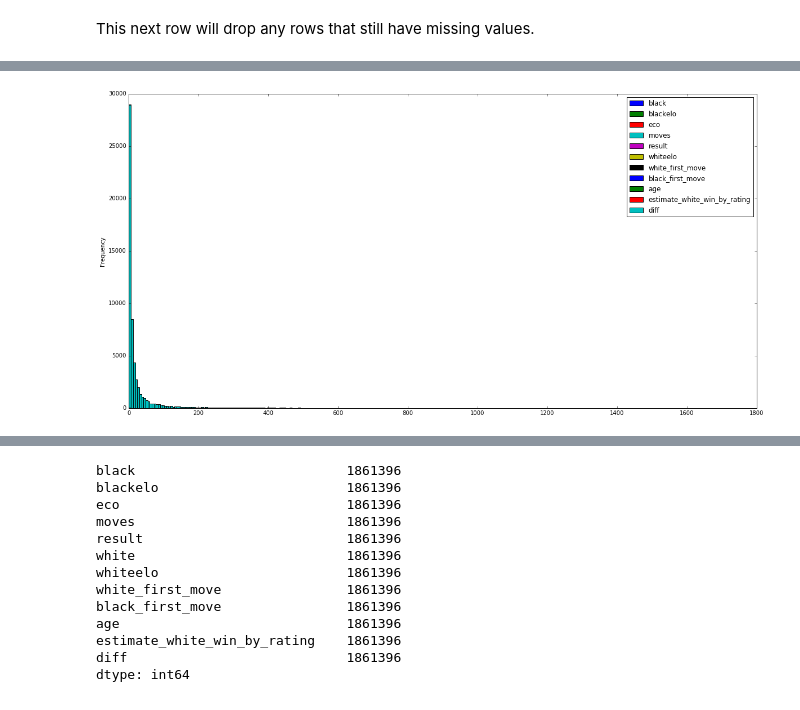
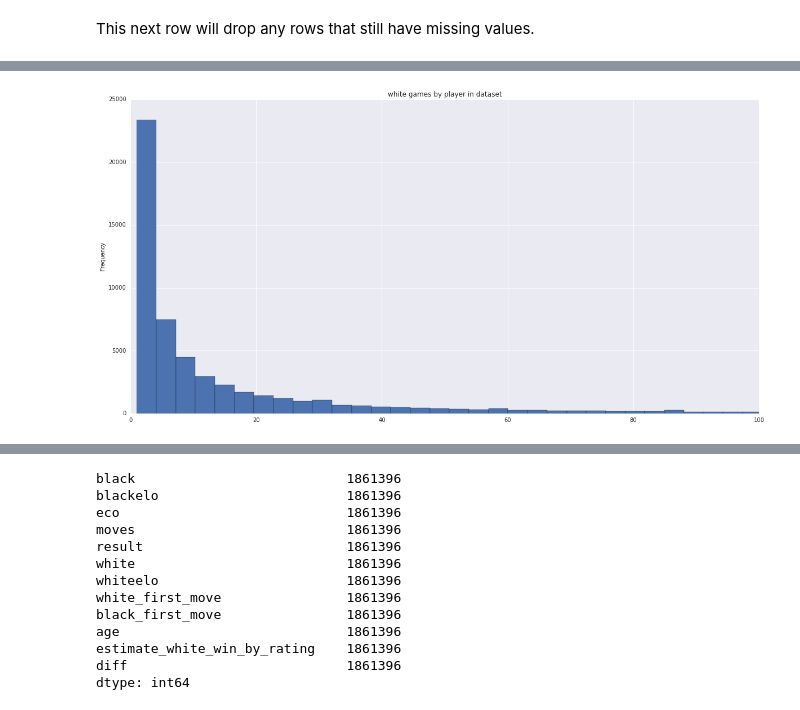
Before and after one commit to daroza/Capstone, a Jupyter notebook: Capstone_final.ipynb, the cells around one changed output, grey strips where cells are left out. Saved outputs shown, nothing was run; the diff lists cells and outputs as text; code cells hidden in the pictures.

```diff
--- a/Capstone_final.ipynb
+++ b/Capstone_final.ipynb
@@ -390,20 +404,21 @@ See the caveats in the documentation: http://pandas.pydata.org/pandas-docs/stabl
 # %%
 #some EDA:
+import seaborn as sns
 %matplotlib inline
 
-df.groupby('white').count().sort('black',ascending=False).plot(kind='hist',bins=300,figsize=(20,10))
+df.groupby('white').count().sort('black',ascending=False)['black'].plot(kind='hist',bins=570,figsize=(20,10),xlim=(0,100),title='white games by player in dataset')
 
 #how many times in the database by color
 df.groupby('white').count().reset_index().head()
 df.groupby('black').count().reset_index().head()
 # %% [output]
 |  | black | blackelo | eco | moves | result | white | whiteelo | white_first_move | black_first_move | ... |
 | 0 | Aaberg, Anton | 72 | 72 | 72 | 72 | 72 | 72 | 72 | 72 | ... |
 | 1 | Aabling-Thomsen, Jakob | 175 | 175 | 175 | 175 | 175 | 175 | 175 | 175 | ... |
 | 2 | Aadeli, Arvin | 2 | 2 | 2 | 2 | 2 | 2 | 2 | 2 | ... |
 | 3 | Aagaard, Gert | 8 | 8 | 8 | 8 | 8 | 8 | 8 | 8 | ... |
 | 4 | Aagaard, Jacob | 454 | 454 | 454 | 454 | 454 | 454 | 454 | 454 | ... |
-[figure, old version]
+[figure, new version]
 # %%
 # elo formula vs scatter plot of the actual results by rating difference:
 from math import pow
```
Also changed, not shown: parts of 43 cells of this notebook, 1 other file.
